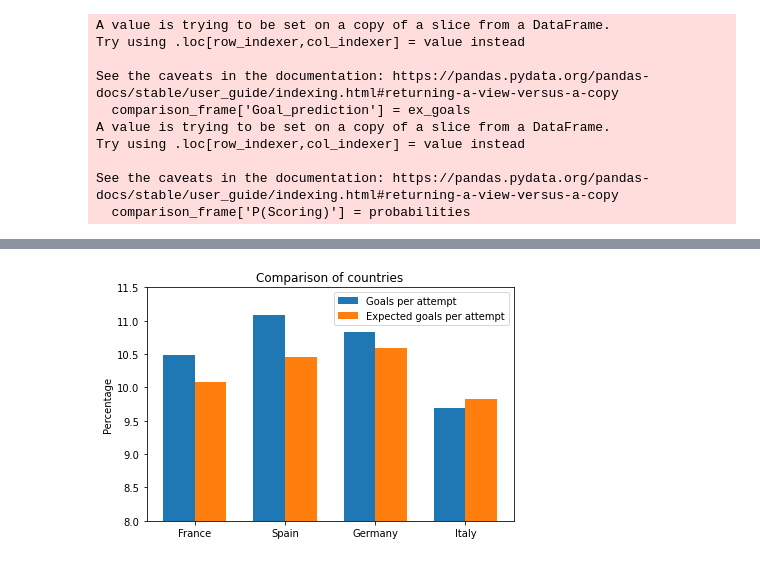
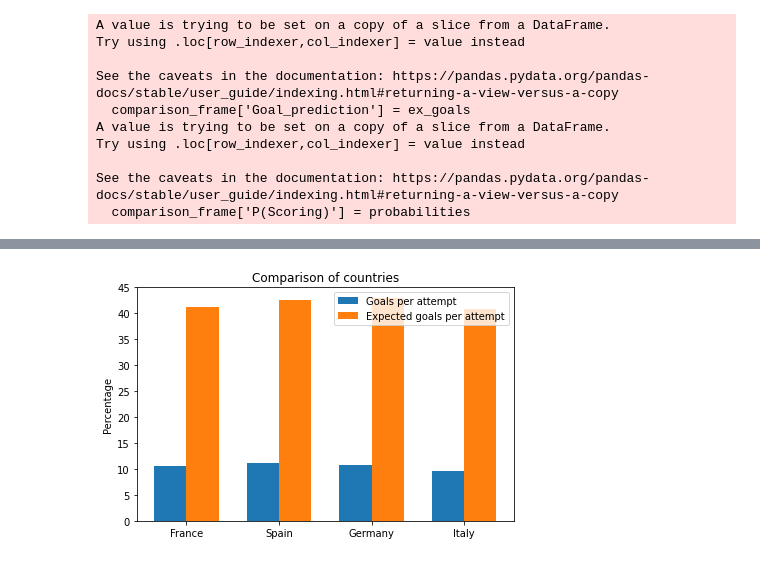
Before and after one commit to ain237/data-science-projects, a Jupyter notebook: sports-analysis-xG-model/xG_model_notebook.ipynb, the cells around one changed output, grey strips where cells are left out. Cells and saved outputs as stored; diff of their text form; code cells hidden in the pictures.

```diff
--- a/sports-analysis-xG-model/xG_model_notebook.ipynb
+++ b/sports-analysis-xG-model/xG_model_notebook.ipynb
@@ -246,8 +276,8 @@ traindata1.head()
 # %%
 #set x,y, train test split + randomize
 
-y = traindata1['goal'].values
-X = traindata1.loc[:, traindata1.columns != 'goal']
+y = goals_downsampled['goal'].values
+X = goals_downsampled.loc[:, goals_downsampled.columns != 'goal']
 X_train, X_test, y_train, y_test = train_test_split(X, y, test_size=0.3, random_state=1)
 # %% [markdown]
 ### 1.3. Logistic Regression
@@ -468,0 +505,20 @@ traindata1.head()
+# %%
+#https://elitedatascience.com/imbalanced-classes
+
+from sklearn.utils import resample
+
+# Separate majority and minority classes
+df_majority = traindata1[traindata1.goal==0]
+df_minority = traindata1[traindata1.goal==1]
+
+# Downsample majority class
+df_majority_downsampled = resample(df_majority,
+                                 replace=False,    # sample without replacement
+                                 n_samples=3578,     # to match minority class
+                                 random_state=123) # reproducible results
+
+# Combine minority class with downsampled majority class
+goals_downsampled = pd.concat([df_majority_downsampled, df_minority])
+
+# Display new class counts
+goals_downsampled.goal.value_counts()
@@ -471,8 +531,8 @@ traindata1.head()
 # %%
 #set x,y, train test split + randomize
 
-y = traindata1['goal'].values
-X = traindata1.loc[:, traindata1.columns != 'goal']
+y = goals_downsampled['goal'].values
+X = goals_downsampled.loc[:, goals_downsampled.columns != 'goal']
 X_train, X_test, y_train, y_test = train_test_split(X, y, test_size=0.3, random_state=1)
 # %% [markdown]
 ### 2.3. Logistic Regression
@@ -657,30 +717,30 @@ countries_percentage.head()
 # %%
 ##https://matplotlib.org/stable/gallery/lines_bars_and_markers/barchart.html
 
 
 labels = countries_percentage['Country'].tolist()
 avg = countries_percentage['Avg_goals'].tolist()
 exp = countries_percentage['Exp_goals'].tolist()
 
 x = np.arange(len(labels))  # the label locations
 width = 0.35  # the width of the bars
 
 fig, ax = plt.subplots()
 rects1 = ax.bar(x - width/2, avg, width, label='Goals per attempt')
 rects2 = ax.bar(x + width/2, exp, width, label='Expected goals per attempt')
 
 # Add some text for labels, title and custom x-axis tick labels, etc.
 ax.set_ylabel('Percentage')
 ax.set_title('Comparison of countries')
 ax.set_xticks(x)
 ax.set_xticklabels(labels)
-ax.set(ylim=(8, 11.5))
+ax.set(ylim=(0, 45))
 ax.legend()
 
 
 fig.tight_layout()
 
 plt.savefig('countries.png', dpi=300, transparent=True)
 plt.show()
 # %% [output]
-[figure, old version]
+[figure, new version]
```
Also changed, not shown: parts of 21 cells of this notebook.
